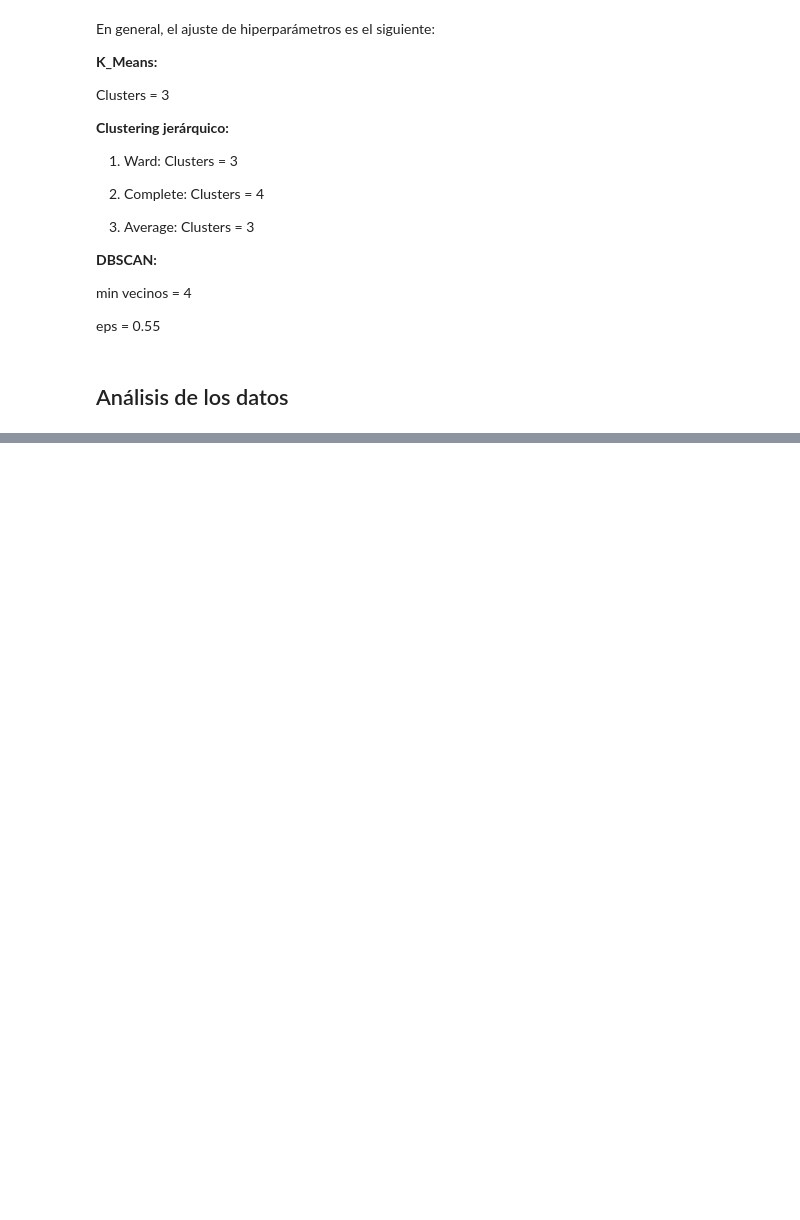
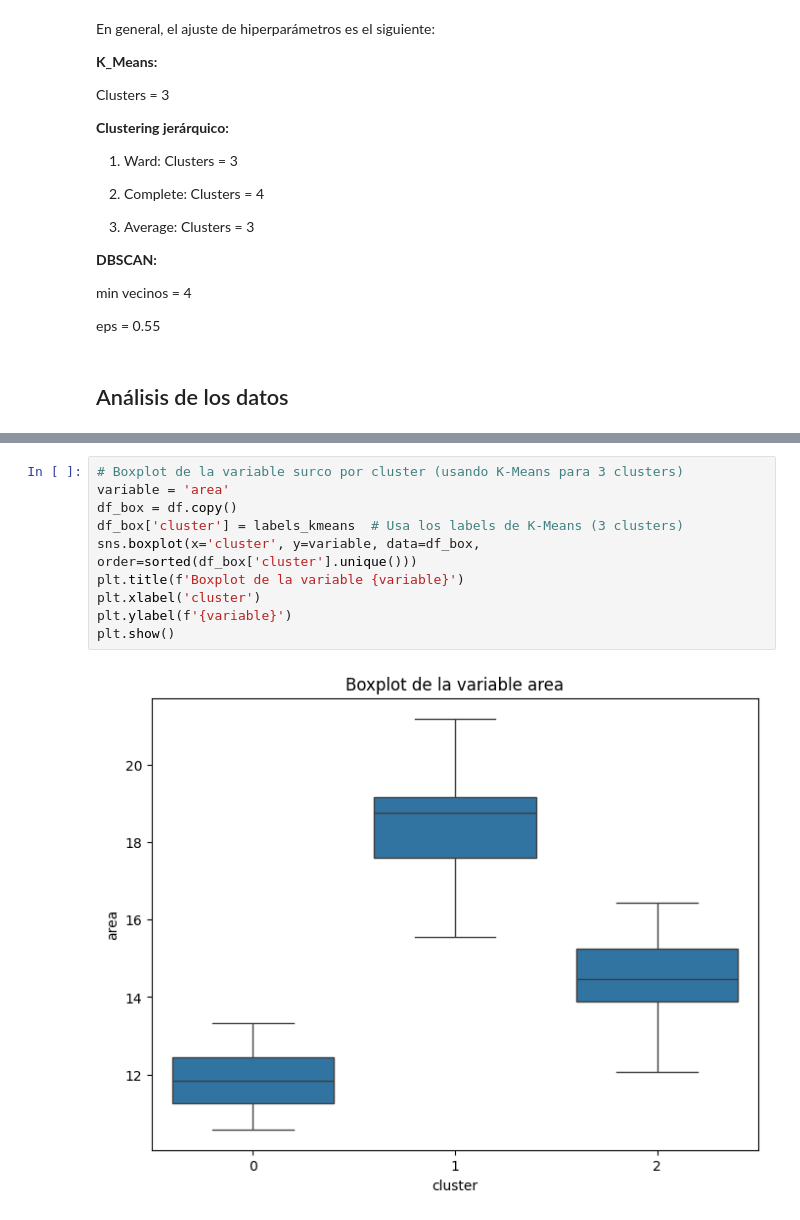
Before and after one commit to 100495801-UC3M/Machine-Learning, a Jupyter notebook: main.ipynb, the cells around one changed output, grey strips where cells are left out. Cells and saved outputs as stored; diff of their text form; blank space fills up the shorter version.

```diff
--- a/main.ipynb
+++ b/main.ipynb
@@ -250,0 +261,12 @@ eps = 0.55
+# %%
+# Boxplot de la variable surco por cluster (usando K-Means para 3 clusters)
+variable = 'area'
+df_box = df.copy()
+df_box['cluster'] = labels_kmeans  # Usa los labels de K-Means (3 clusters)
+sns.boxplot(x='cluster', y=variable, data=df_box, order=sorted(df_box['cluster'].unique()))
+plt.title(f'Boxplot de la variable {variable}')
+plt.xlabel('cluster')
+plt.ylabel(f'{variable}')
+plt.show()
+# %% [output]
+[figure, added]
```
Also changed, not shown: parts of 10 cells of this notebook, 1 other file.
